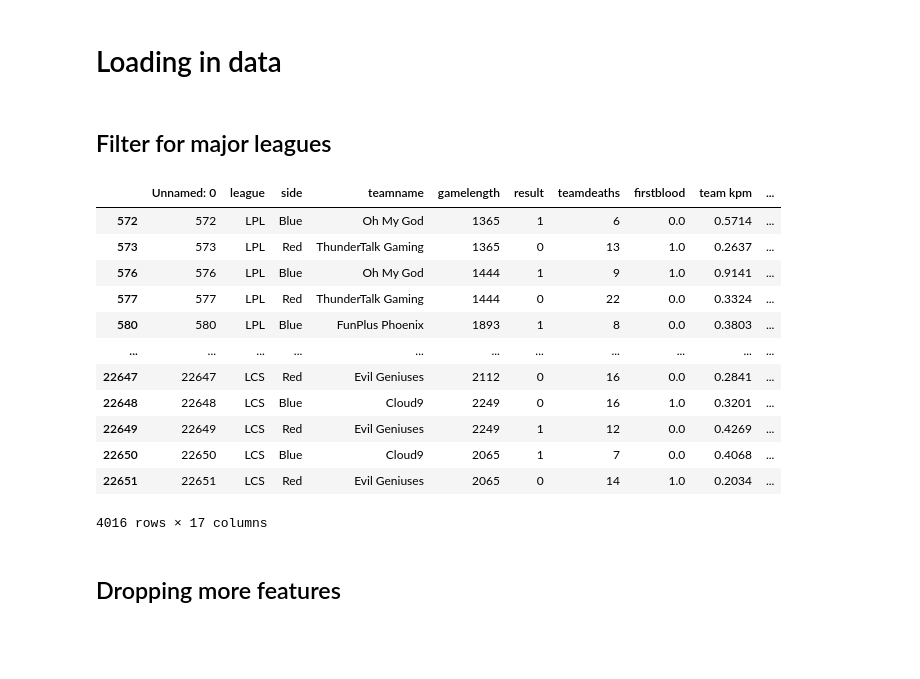
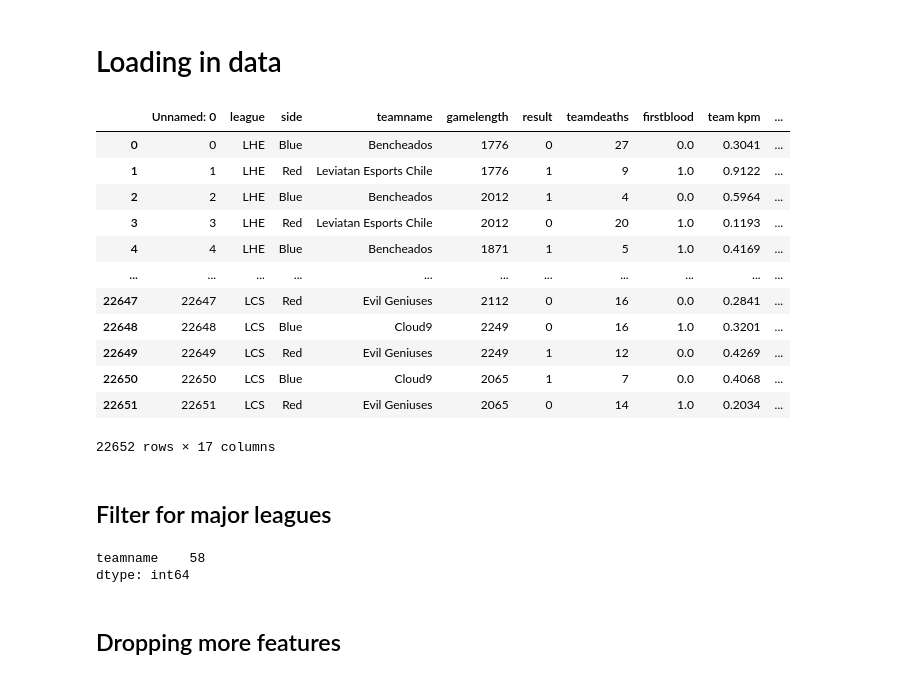
Before and after one commit to akahrs/LoL_Final_Project, a Jupyter notebook: notebooks/Clustering exercise/Preprocessing and Clustering Model.ipynb, the cells around one changed output. Cells and saved outputs as stored; diff of their text form; code cells hidden in the pictures; blank space fills up the shorter version.

```diff
--- a/notebooks/Clustering exercise/Preprocessing and Clustering Model.ipynb
+++ b/notebooks/Clustering exercise/Preprocessing and Clustering Model.ipynb
@@ -8,6 +8,22 @@ import seaborn as sns
 import numpy as np
 # %%
 df = pd.read_csv("~/code/akahrs/LoL-Final-Project/data_cleaned/team_data_cleaned_2022.csv")
+# %%
+df
+# %% [output]
+|  | Unnamed: 0 | league | side | teamname | gamelength | result | teamdeaths | firstblood | team kpm | ... |
+| 0 | 0 | LHE | Blue | Bencheados | 1776 | 0 | 27 | 0.0 | 0.3041 | ... |
+| 1 | 1 | LHE | Red | Leviatan Esports Chile | 1776 | 1 | 9 | 1.0 | 0.9122 | ... |
+| 2 | 2 | LHE | Blue | Bencheados | 2012 | 1 | 4 | 0.0 | 0.5964 | ... |
+| 3 | 3 | LHE | Red | Leviatan Esports Chile | 2012 | 0 | 20 | 1.0 | 0.1193 | ... |
+| 4 | 4 | LHE | Blue | Bencheados | 1871 | 1 | 5 | 1.0 | 0.4169 | ... |
+| ... | ... | ... | ... | ... | ... | ... | ... | ... | ... | ... |
+| 22647 | 22647 | LCS | Red | Evil Geniuses | 2112 | 0 | 16 | 0.0 | 0.2841 | ... |
+| 22648 | 22648 | LCS | Blue | Cloud9 | 2249 | 0 | 16 | 1.0 | 0.3201 | ... |
+| 22649 | 22649 | LCS | Red | Evil Geniuses | 2249 | 1 | 12 | 0.0 | 0.4269 | ... |
+| 22650 | 22650 | LCS | Blue | Cloud9 | 2065 | 1 | 7 | 0.0 | 0.4068 | ... |
+| 22651 | 22651 | LCS | Red | Evil Geniuses | 2065 | 0 | 14 | 1.0 | 0.2034 | ... |
+22652 rows × 17 columns
 # %% [markdown]
 ## Filter for major leagues
 # %%
@@ -15,21 +31,10 @@ ImportantLEAGUES=['LPL', 'NA LCS', 'EU LCS', 'LEC', 'LMS', 'LCK', 'LCS', 'PCS']
 # %%
 df_major = df[df["league"].isin(ImportantLEAGUES)]
 # %%
-df_major
+df_major[["teamname"]].nunique()
 # %% [output]
-|  | Unnamed: 0 | league | side | teamname | gamelength | result | teamdeaths | firstblood | team kpm | ... |
-| 572 | 572 | LPL | Blue | Oh My God | 1365 | 1 | 6 | 0.0 | 0.5714 | ... |
-| 573 | 573 | LPL | Red | ThunderTalk Gaming | 1365 | 0 | 13 | 1.0 | 0.2637 | ... |
-| 576 | 576 | LPL | Blue | Oh My God | 1444 | 1 | 9 | 1.0 | 0.9141 | ... |
-| 577 | 577 | LPL | Red | ThunderTalk Gaming | 1444 | 0 | 22 | 0.0 | 0.3324 | ... |
-| 580 | 580 | LPL | Blue | FunPlus Phoenix | 1893 | 1 | 8 | 0.0 | 0.3803 | ... |
-| ... | ... | ... | ... | ... | ... | ... | ... | ... | ... | ... |
-| 22647 | 22647 | LCS | Red | Evil Geniuses | 2112 | 0 | 16 | 0.0 | 0.2841 | ... |
-| 22648 | 22648 | LCS | Blue | Cloud9 | 2249 | 0 | 16 | 1.0 | 0.3201 | ... |
-| 22649 | 22649 | LCS | Red | Evil Geniuses | 2249 | 1 | 12 | 0.0 | 0.4269 | ... |
-| 22650 | 22650 | LCS | Blue | Cloud9 | 2065 | 1 | 7 | 0.0 | 0.4068 | ... |
-| 22651 | 22651 | LCS | Red | Evil Geniuses | 2065 | 0 | 14 | 1.0 | 0.2034 | ... |
-4016 rows × 17 columns
+teamname    58
+dtype: int64
 # %%
 df_major = df_major.drop(columns=["Unnamed: 0"])
 # %%
```
Also changed, not shown: parts of 13 cells of this notebook, 3 other files.
